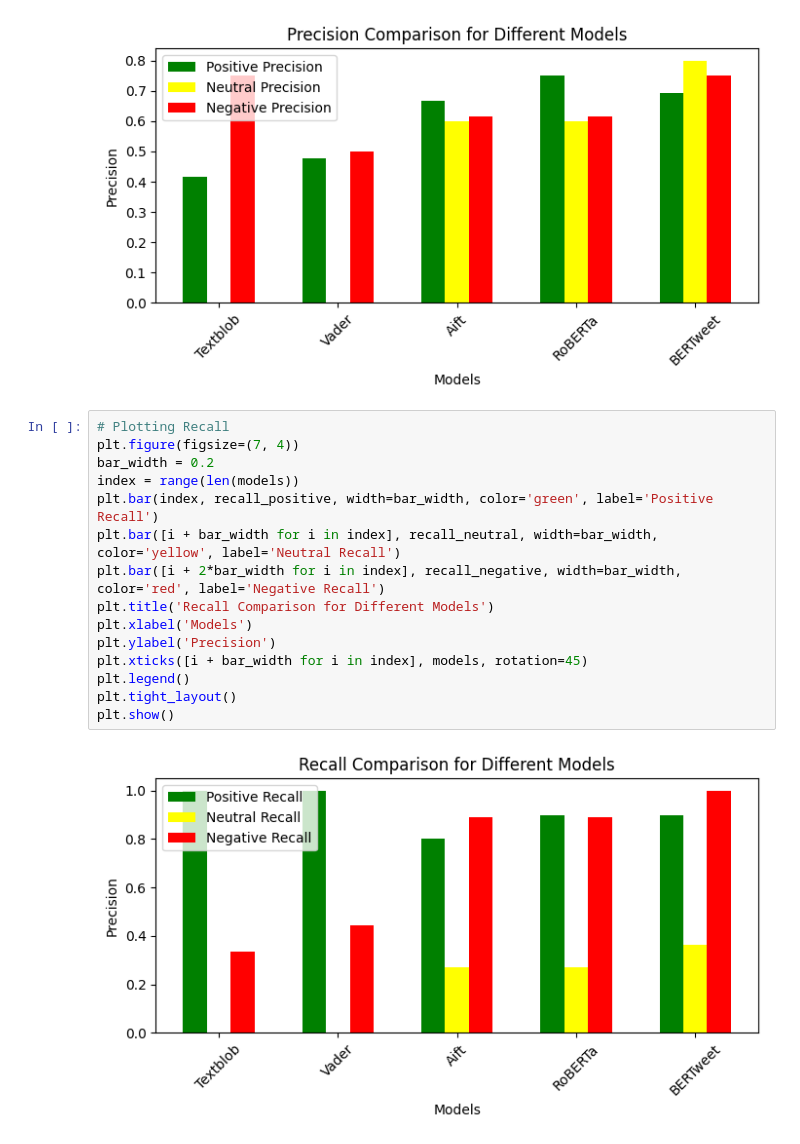
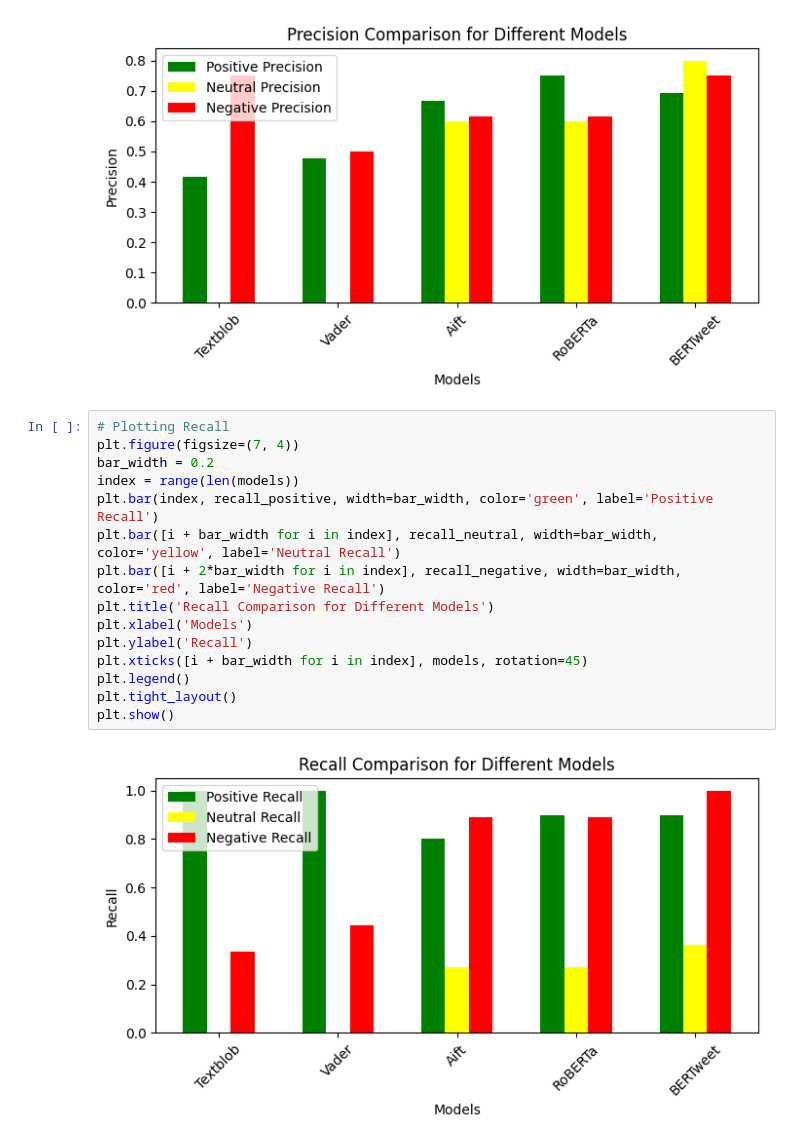
Before and after one commit to AY2324S2-DSA3101-WaddleWaffles/Banking-Sentiment-Analysis, a Jupyter notebook: server/evaluations/sentiment_analysis/sentiment_analysis.ipynb, the cells around one changed output. Cells and saved outputs as stored; diff of their text form.

```diff
--- a/server/evaluations/sentiment_analysis/sentiment_analysis.ipynb
+++ b/server/evaluations/sentiment_analysis/sentiment_analysis.ipynb
@@ -261,17 +261,17 @@ plt.show()
 # %%
 # Plotting Recall
 plt.figure(figsize=(7, 4))
 bar_width = 0.2
 index = range(len(models))
 plt.bar(index, recall_positive, width=bar_width, color='green', label='Positive Recall')
 plt.bar([i + bar_width for i in index], recall_neutral, width=bar_width, color='yellow', label='Neutral Recall')
 plt.bar([i + 2*bar_width for i in index], recall_negative, width=bar_width, color='red', label='Negative Recall')
 plt.title('Recall Comparison for Different Models')
 plt.xlabel('Models')
-plt.ylabel('Precision')
+plt.ylabel('Recall')
 plt.xticks([i + bar_width for i in index], models, rotation=45)
 plt.legend()
 plt.tight_layout()
 plt.show()
 # %% [output]
-[figure, old version]
+[figure, new version]
```
Also changed, not shown: parts of 6 cells of this notebook.
